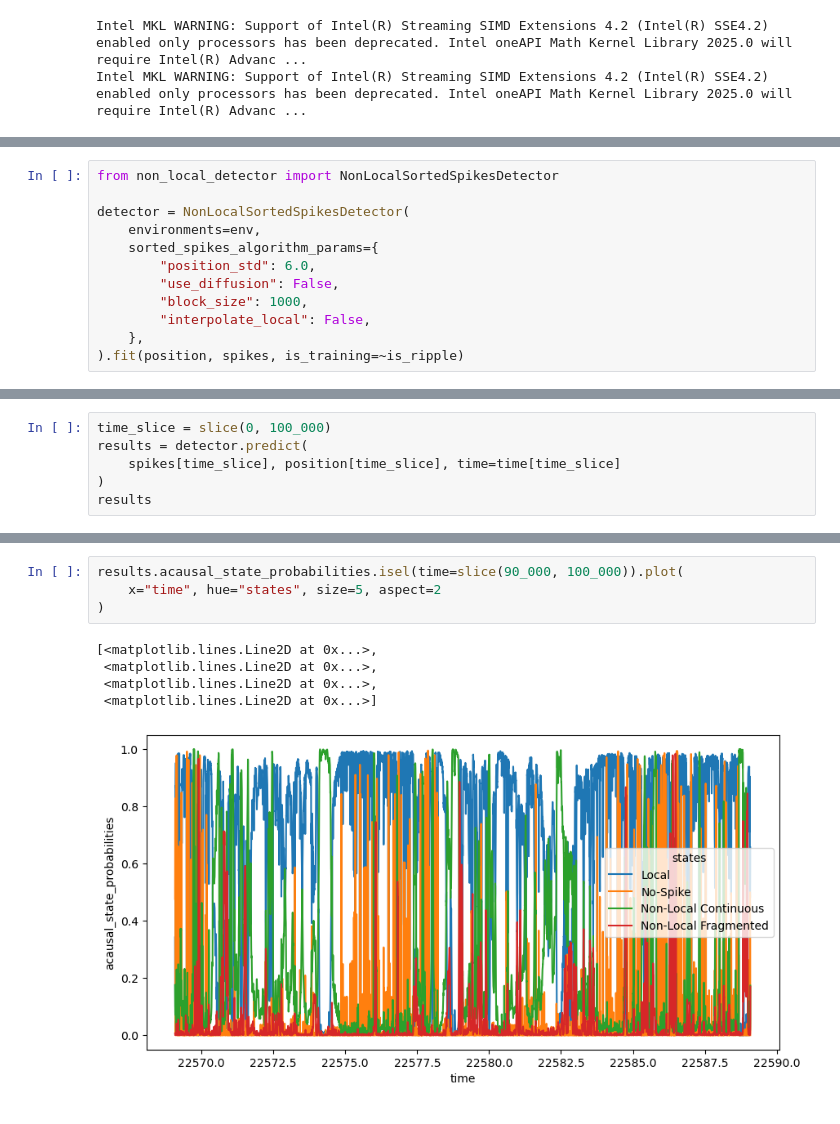
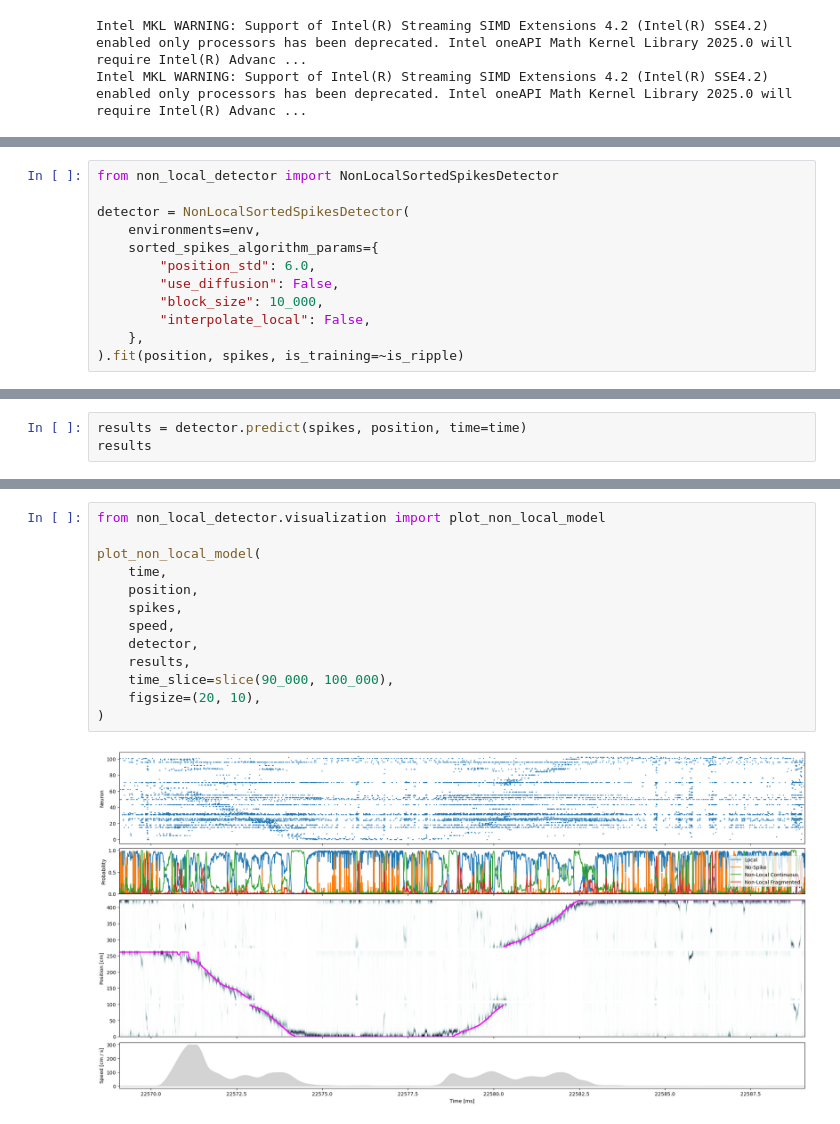
Before and after one commit to LorenFrankLab/non_local_detector, a Jupyter notebook: notebooks/test_non_local.ipynb, the cells around one changed output, grey strips where cells are left out. Drawn from its saved outputs; the diff is of its cells as text.

```diff
--- a/notebooks/test_non_local.ipynb
+++ b/notebooks/test_non_local.ipynb
@@ -41,7 +41,7 @@ detector = NonLocalSortedSpikesDetector(
     sorted_spikes_algorithm_params={
         "position_std": 6.0,
         "use_diffusion": False,
-        "block_size": 1000,
+        "block_size": 10_000,
         "interpolate_local": False,
     },
 ).fit(position, spikes, is_training=~is_ripple)
@@ -57,7 +57,4 @@ detector = NonLocalSortedSpikesDetector(
 # %%
-time_slice = slice(0, 100_000)
-results = detector.predict(
-    spikes[time_slice], position[time_slice], time=time[time_slice]
-)
+results = detector.predict(spikes, position, time=time)
 results
 # %% [output]
@@ -84,10 +82,15 @@ Attributes:
-# %%
-results.acausal_state_probabilities.isel(time=slice(90_000, 100_000)).plot(
-    x="time", hue="states", size=5, aspect=2
-)
-# %% [output]
-[<matplotlib.lines.Line2D at 0x...>,
- <matplotlib.lines.Line2D at 0x...>,
- <matplotlib.lines.Line2D at 0x...>,
- <matplotlib.lines.Line2D at 0x...>]
-[figure, removed]
+# %%
+from non_local_detector.visualization import plot_non_local_model
+
+plot_non_local_model(
+    time,
+    position,
+    spikes,
+    speed,
+    detector,
+    results,
+    time_slice=slice(90_000, 100_000),
+    figsize=(20, 10),
+)
+# %% [output]
+[figure, added]
```
Also changed, not shown: parts of 6 cells of this notebook.
